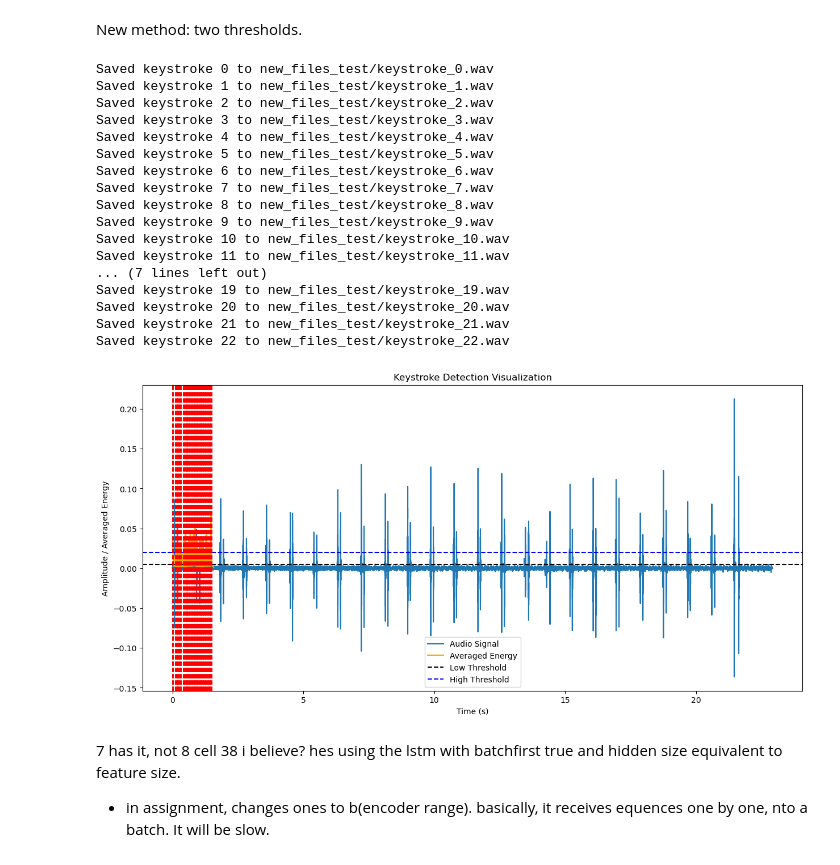
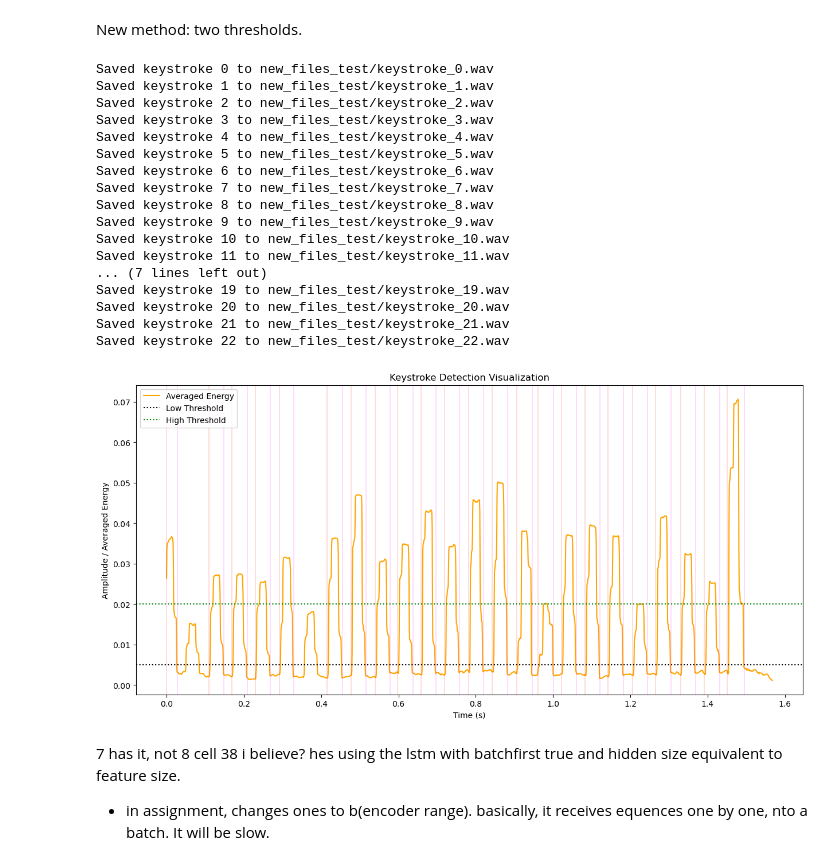
Before and after one commit to bsaleh524/keyboard_recorder, a Jupyter notebook: preprocessing/new_exploration.ipynb, the cells around one changed output. Drawn from its saved outputs; the diff is of its cells as text; code cells hidden in the pictures.

```diff
--- a/preprocessing/new_exploration.ipynb
+++ b/preprocessing/new_exploration.ipynb
@@ -310,7 +310,8 @@ def sliding_window_average(energy, window_size):
     averaged_energy = np.convolve(energy, np.ones(window_size)/window_size, mode='same')
     return averaged_energy
 
-def extract_keystrokes(audio_path, low_threshold, high_threshold, output_dir, window_size=50, target_duration=1.0, give_plot=False):
+def extract_keystrokes(audio_path, low_threshold, high_threshold, output_dir,
+                       window_size=50, target_duration=1.0, give_plot=False):
     y, sr = librosa.load(audio_path, sr=None)
     energy = calculate_energy(y, sr)
     averaged_energy = sliding_window_average(energy, window_size)
@@ -364,13 +365,13 @@ def extract_keystrokes(audio_path, low_threshold, high_threshold, output_dir, wi
         frames_time = np.linspace(0, len(energy) * window_size / sr, len(energy))
 
         plt.figure(figsize=(15, 7))
-        plt.plot(time, y, label='Audio Signal')
+        # plt.plot(time, y, label='Audio Signal')
         plt.plot(frames_time, averaged_energy, label='Averaged Energy', color='orange')
-        plt.axhline(y=low_threshold, color='black', linestyle='--', label='Low Threshold')
-        plt.axhline(y=high_threshold, color='blue', linestyle='--', label='High Threshold')
+        plt.axhline(y=low_threshold, color='black', linestyle=':', label='Low Threshold')
+        plt.axhline(y=high_threshold, color='green', linestyle=':', label='High Threshold')
         for start_frame, end_frame in filtered_keystroke_events:
-            plt.axvline(x=start_frame * window_size / sr, color='red', linestyle='--')
-            plt.axvline(x=end_frame * window_size / sr, color='red', linestyle='--')
+            plt.axvline(x=start_frame * window_size / sr, color='red', linestyle='-', linewidth=0.2)
+            plt.axvline(x=end_frame * window_size / sr, color='magenta', linestyle='-', linewidth=0.2)
         plt.xlabel('Time (s)')
         plt.ylabel('Amplitude / Averaged Energy')
         plt.legend()
@@ -379,35 +380,36 @@ def extract_keystrokes(audio_path, low_threshold, high_threshold, output_dir, wi
 
 # Example usage
 # Example usage
 audio_path = 'E_25_presses_modified.wav'
 threshold = 0.02  # Adjust this threshold based on your data
 output_dir = 'new_files_test'
 
 # Extract keystrokes with the chosen threshold
 extract_keystrokes(audio_path=audio_path,
                    low_threshold=0.005,
                    high_threshold=0.02,
                    output_dir=output_dir,
-                   window_size=35)
+                   window_size=35,
+                   give_plot=True)
 # %% [output]
 Saved keystroke 0 to new_files_test/keystroke_0.wav
 Saved keystroke 1 to new_files_test/keystroke_1.wav
 Saved keystroke 2 to new_files_test/keystroke_2.wav
 Saved keystroke 3 to new_files_test/keystroke_3.wav
 Saved keystroke 4 to new_files_test/keystroke_4.wav
 Saved keystroke 5 to new_files_test/keystroke_5.wav
 Saved keystroke 6 to new_files_test/keystroke_6.wav
 Saved keystroke 7 to new_files_test/keystroke_7.wav
 Saved keystroke 8 to new_files_test/keystroke_8.wav
 Saved keystroke 9 to new_files_test/keystroke_9.wav
 Saved keystroke 10 to new_files_test/keystroke_10.wav
 Saved keystroke 11 to new_files_test/keystroke_11.wav
 ... (7 lines left out)
 Saved keystroke 19 to new_files_test/keystroke_19.wav
 Saved keystroke 20 to new_files_test/keystroke_20.wav
 Saved keystroke 21 to new_files_test/keystroke_21.wav
 Saved keystroke 22 to new_files_test/keystroke_22.wav
-[figure, old version]
+[figure, new version]
 # %% [markdown]
 7 has it, not 8
 cell 38 i believe?
```
Also changed, not shown: 3 other files.
